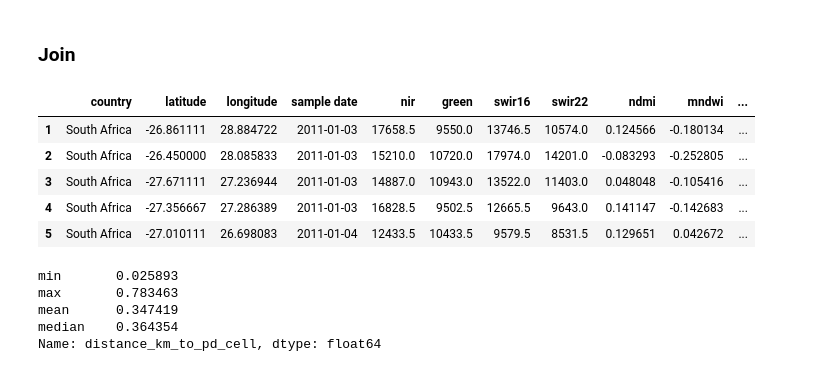
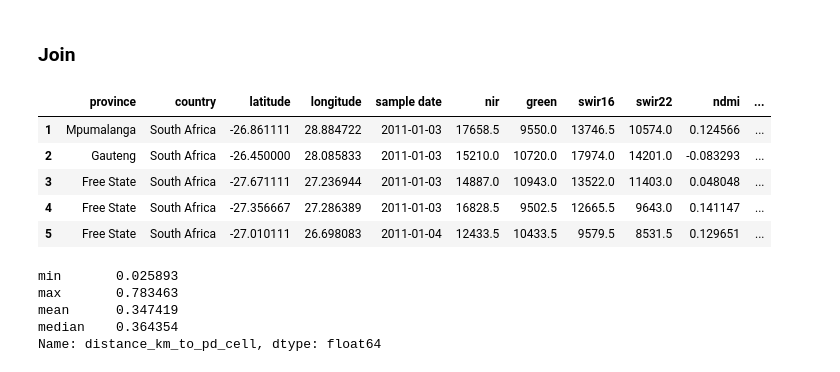
Before and after one commit to kylerod22/siads593-water-sustainability, a Jupyter notebook: 08-rjbest-sungmiki-kylerod-2026winter/src/QualityNotebook.ipynb, the cells around one changed output. Cells and saved outputs as stored; diff of their text form; code cells hidden in the pictures.

```diff
--- a/08-rjbest-sungmiki-kylerod-2026winter/src/QualityNotebook.ipynb
+++ b/08-rjbest-sungmiki-kylerod-2026winter/src/QualityNotebook.ipynb
@@ -116,7 +141,7 @@ population_density_all.head()
 # %%
 
 # --- 1) Copies + normalize column names ---
-wq = pd.read('i_need_pop_density.pkl')
+wq = pd.read_pickle('data/i_need_pop_density.pkl')
 pd_all = population_density_all.copy()
 
 wq.columns = wq.columns.str.strip().str.lower()
@@ -169,40 +194,40 @@ for yr in sorted(valid_wq["sample_year"].unique()):
         continue
 
     idx_rows = valid_wq.index[valid_wq["sample_year"] == yr]
     query_pts = valid_wq.loc[idx_rows, ["longitude", "latitude"]].to_numpy()
 
     dist, idx = trees[yr].query(query_pts, k=1)
     matched = pd_by_year[yr].iloc[idx].reset_index(drop=True)
 
     wq.loc[idx_rows, "pd_year"] = yr
     wq.loc[idx_rows, "pop_density_nn"] = matched["population_density"].to_numpy()
 
     dlon = valid_wq.loc[idx_rows, "longitude"].to_numpy() - matched["longitude"].to_numpy()
     dlat = valid_wq.loc[idx_rows, "latitude"].to_numpy() - matched["latitude"].to_numpy()
     lat  = valid_wq.loc[idx_rows, "latitude"].to_numpy()
 
     wq.loc[idx_rows, "distance_km_to_pd_cell"] = approx_deg_to_km(dlon, dlat, lat)
 
 # --- 9) Build FINAL joined dataset: all original columns + new features ---
-original_cols = final_df.copy()
+original_cols = pd.read_pickle('data/i_need_pop_density.pkl')
 original_cols.columns = original_cols.columns.str.strip().str.lower()
 original_cols = original_cols.columns.tolist()
 
 new_cols = ["sample_year", "pop_density_nn", "distance_km_to_pd_cell"]
 
 # Keep original order + add new cols at the end (only if they exist)
 final_cols = original_cols + [c for c in new_cols if c in wq.columns]
 wq_joined = wq[final_cols].copy()
 
 # --- 10) Take a peak ---
 wq_joined.head()
 # %% [output]
-|  | country | latitude | longitude | sample date | nir | green | swir16 | swir22 | ndmi | mndwi | ... |
-| 1 | South Africa | -26.861111 | 28.884722 | 2011-01-03 | 17658.5 | 9550.0 | 13746.5 | 10574.0 | 0.124566 | -0.180134 | ... |
-| 2 | South Africa | -26.450000 | 28.085833 | 2011-01-03 | 15210.0 | 10720.0 | 17974.0 | 14201.0 | -0.083293 | -0.252805 | ... |
-| 3 | South Africa | -27.671111 | 27.236944 | 2011-01-03 | 14887.0 | 10943.0 | 13522.0 | 11403.0 | 0.048048 | -0.105416 | ... |
-| 4 | South Africa | -27.356667 | 27.286389 | 2011-01-03 | 16828.5 | 9502.5 | 12665.5 | 9643.0 | 0.141147 | -0.142683 | ... |
-| 5 | South Africa | -27.010111 | 26.698083 | 2011-01-04 | 12433.5 | 10433.5 | 9579.5 | 8531.5 | 0.129651 | 0.042672 | ... |
+|  | province | country | latitude | longitude | sample date | nir | green | swir16 | swir22 | ndmi | ... |
+| 1 | Mpumalanga | South Africa | -26.861111 | 28.884722 | 2011-01-03 | 17658.5 | 9550.0 | 13746.5 | 10574.0 | 0.124566 | ... |
+| 2 | Gauteng | South Africa | -26.450000 | 28.085833 | 2011-01-03 | 15210.0 | 10720.0 | 17974.0 | 14201.0 | -0.083293 | ... |
+| 3 | Free State | South Africa | -27.671111 | 27.236944 | 2011-01-03 | 14887.0 | 10943.0 | 13522.0 | 11403.0 | 0.048048 | ... |
+| 4 | Free State | South Africa | -27.356667 | 27.286389 | 2011-01-03 | 16828.5 | 9502.5 | 12665.5 | 9643.0 | 0.141147 | ... |
+| 5 | Free State | South Africa | -27.010111 | 26.698083 | 2011-01-04 | 12433.5 | 10433.5 | 9579.5 | 8531.5 | 0.129651 | ... |
 # %%
 wq_joined["distance_km_to_pd_cell"].agg(
     ["min", "max", "mean", "median"]
```
Also changed, not shown: parts of 14 cells of this notebook, 1 other file.
